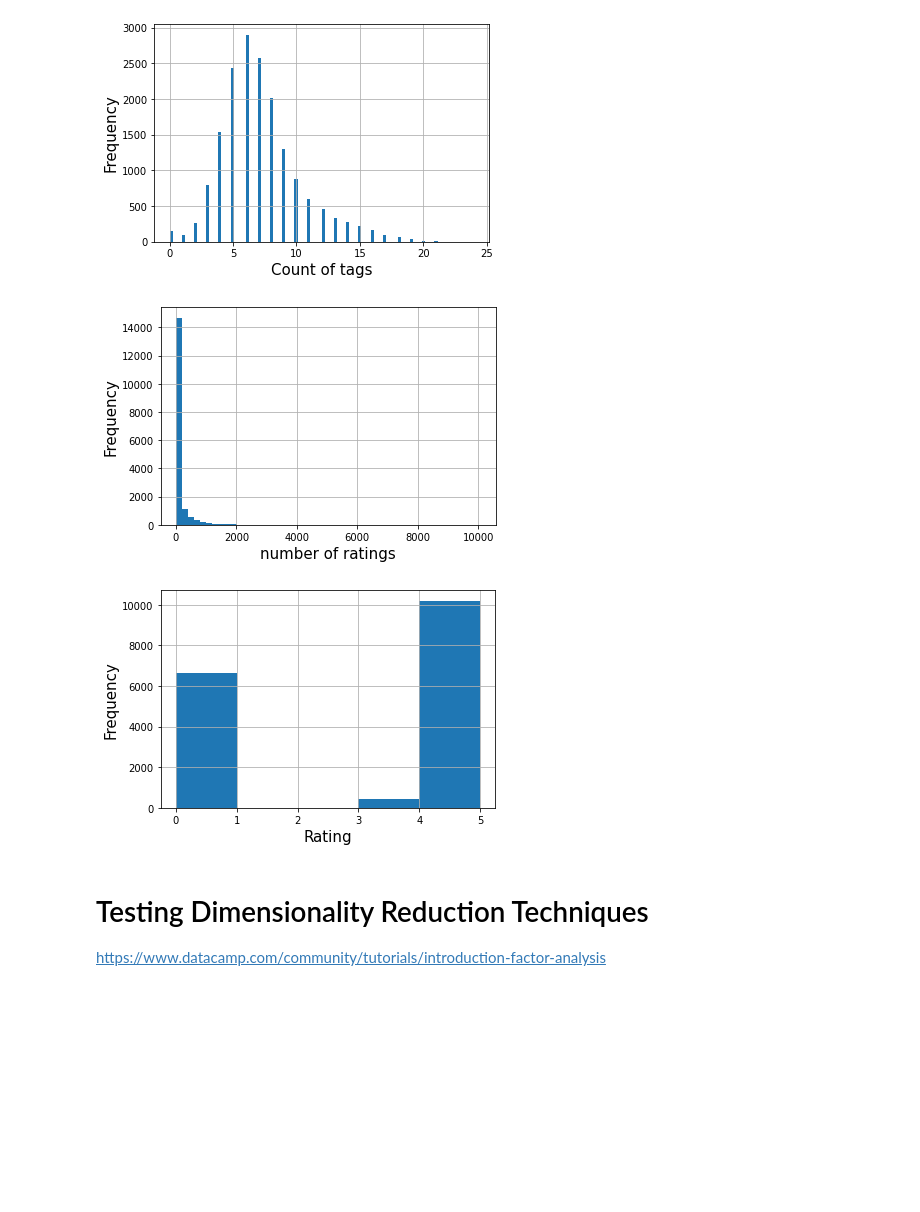
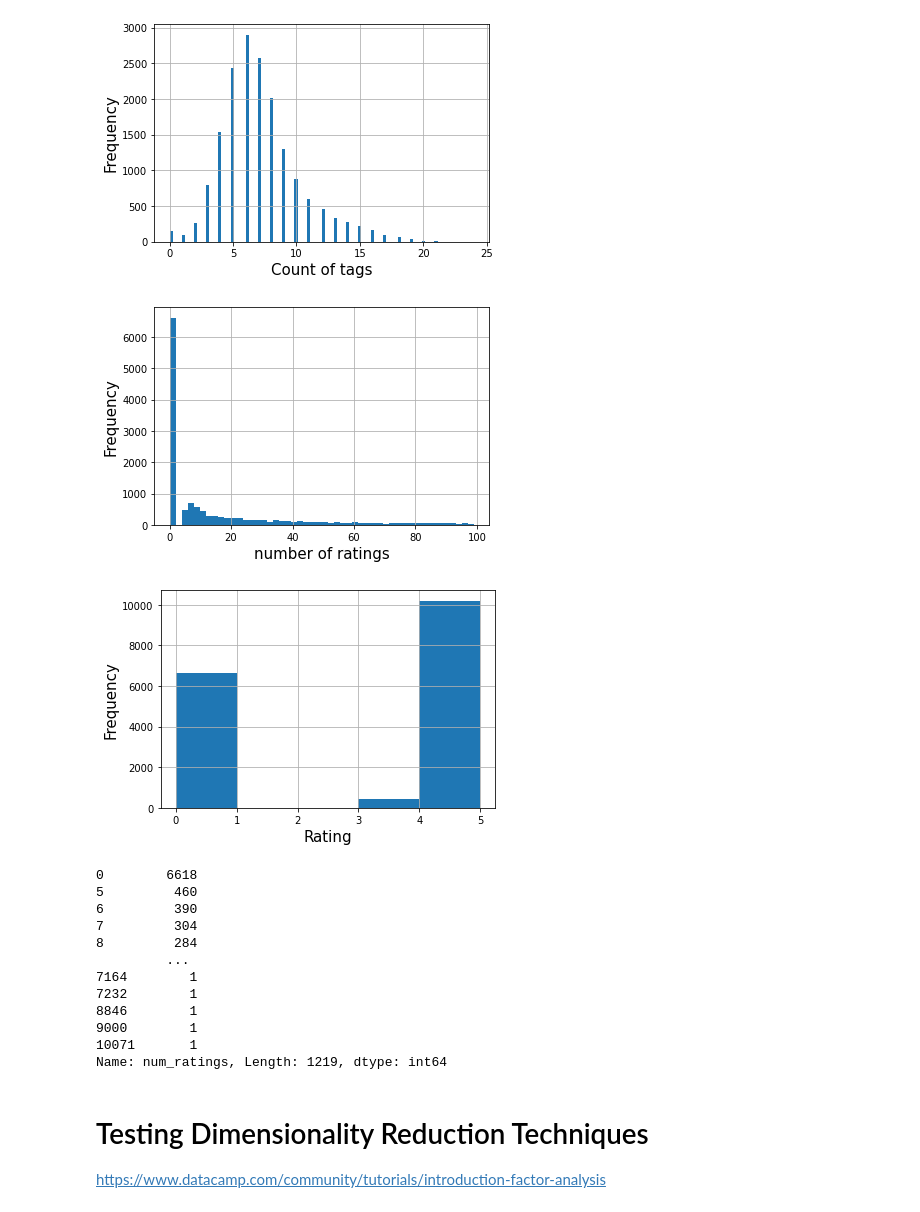
Before and after one commit to aujxn/CS445_final, a Jupyter notebook: analysis.ipynb, the cells around one changed output. Cells and saved outputs as stored; diff of their text form; code cells hidden in the pictures; blank space fills up the shorter version.

Commit message:
Adjusting num_ratings histogram

```diff
--- a/analysis.ipynb
+++ b/analysis.ipynb
@@ -40,28 +40,44 @@ recipes = pd.read_json("recipes.json").T
 # %%
 # Calculate Count of tags
 recipes['len'] = recipes['tags'].str.len()
 
 # create histogram of len
 recipes['len'].hist(bins=100)
 plt.xlabel("Count of tags", fontsize=15)
 plt.ylabel("Frequency",fontsize=15)
 plt.show()
 
 # create histogram of num_ratings
-recipes['num_ratings'].hist(bins=50)
+recipes['num_ratings'].where( recipes['num_ratings'] < 100).hist(bins=50)
 plt.xlabel("number of ratings", fontsize=15)
 plt.ylabel("Frequency",fontsize=15)
 plt.show()
 
 # create histogram of avg_raging
 recipes['avg_rating'].hist(bins=5)
 plt.xlabel("Rating", fontsize=15)
 plt.ylabel("Frequency",fontsize=15)
 plt.show()
+
+# Note: 6,000 0 ratings and then no ratings until 5 which has 460, also long tail with 1 recipe with 10000 ratings
+num_ratings_counts = recipes['num_ratings'].value_counts().sort_index()
+num_ratings_counts
 # %% [output]
 [figure]
-[figure, old version]
+[figure, new version]
 [figure]
+0        6618
+5         460
+6         390
+7         304
+8         284
+         ...
+7164        1
+7232        1
+8846        1
+9000        1
+10071       1
+Name: num_ratings, Length: 1219, dtype: int64
 # %% [markdown]
 # Testing Dimensionality Reduction Techniques
 https://www.datacamp.com/community/tutorials/introduction-factor-analysis
```
Also changed, not shown: parts of 6 cells of this notebook.
